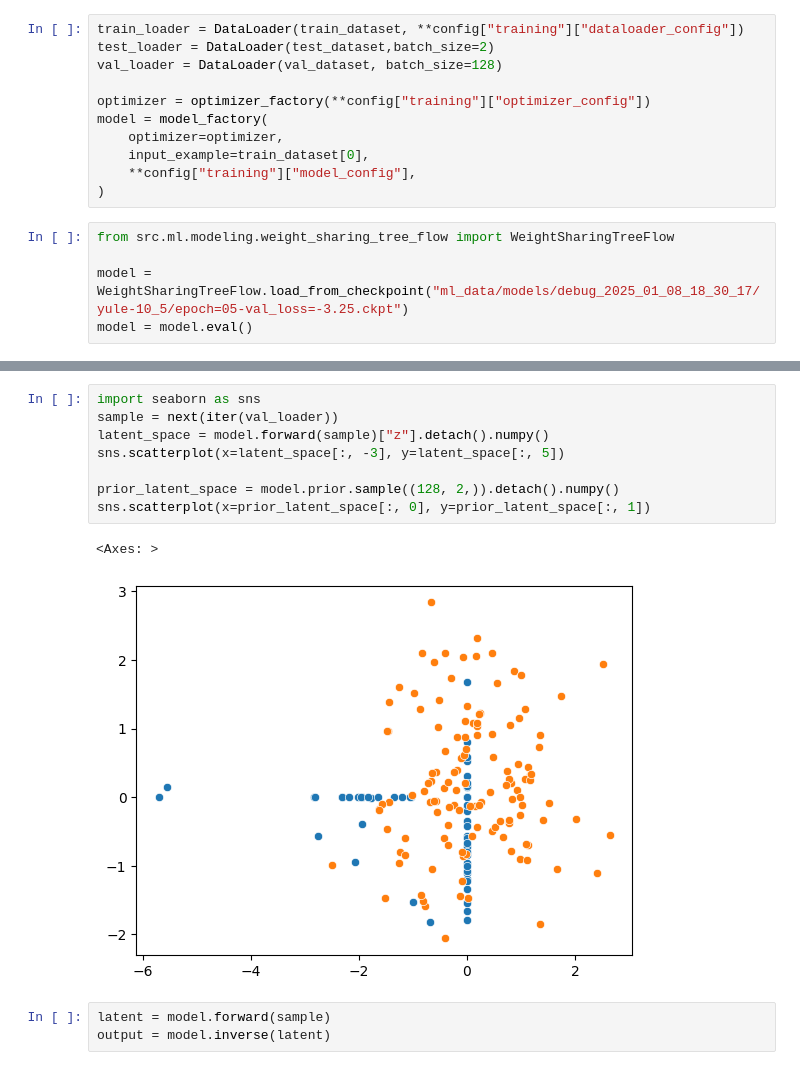
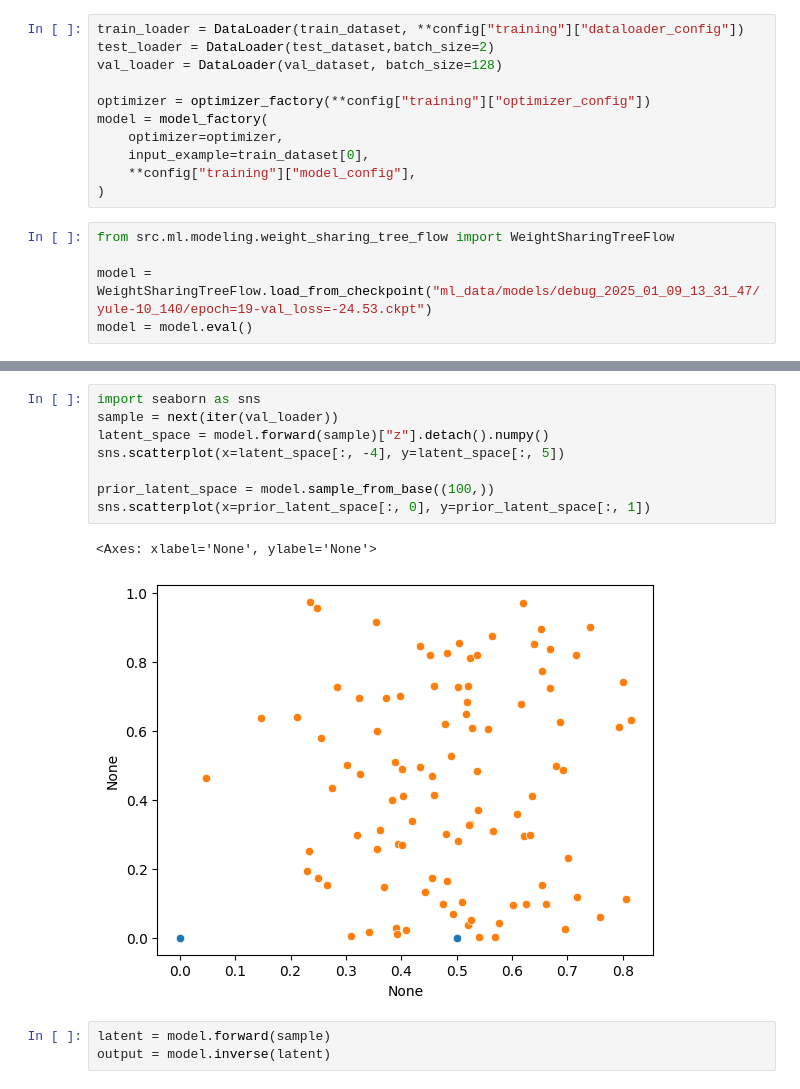
Before and after one commit to tochsner/ccd-validation, a Jupyter notebook: src/ml/ml_tests.ipynb, the cells around one changed output, grey strips where cells are left out. Saved outputs shown, nothing was run; the diff lists cells and outputs as text.

Commit message:
Modularize base distribution.

```diff
--- a/src/ml/ml_tests.ipynb
+++ b/src/ml/ml_tests.ipynb
@@ -80,5 +80,5 @@ model = model_factory(
 # %%
 from src.ml.modeling.weight_sharing_tree_flow import WeightSharingTreeFlow
 
-model = WeightSharingTreeFlow.load_from_checkpoint("ml_data/models/debug_2025_01_08_18_30_17/yule-10_5/epoch=05-val_loss=-3.25.ckpt")
+model = WeightSharingTreeFlow.load_from_checkpoint("ml_data/models/debug_2025_01_09_13_31_47/yule-10_140/epoch=19-val_loss=-24.53.ckpt")
 model = model.eval()
@@ -85,14 +95,14 @@ model = model.eval()
 # %%
 import seaborn as sns
 sample = next(iter(val_loader))
 latent_space = model.forward(sample)["z"].detach().numpy()
-sns.scatterplot(x=latent_space[:, -3], y=latent_space[:, 5])
+sns.scatterplot(x=latent_space[:, -4], y=latent_space[:, 5])
 
-prior_latent_space = model.prior.sample((128, 2,)).detach().numpy()
+prior_latent_space = model.sample_from_base((100,))
 sns.scatterplot(x=prior_latent_space[:, 0], y=prior_latent_space[:, 1])
 # %% [output]
-<Axes: >
+<Axes: xlabel='None', ylabel='None'>
-[figure, old version]
+[figure, new version]
 # %%
 latent = model.forward(sample)
 output = model.inverse(latent)
```
Also changed, not shown: parts of 12 cells of this notebook, 4 other files.
